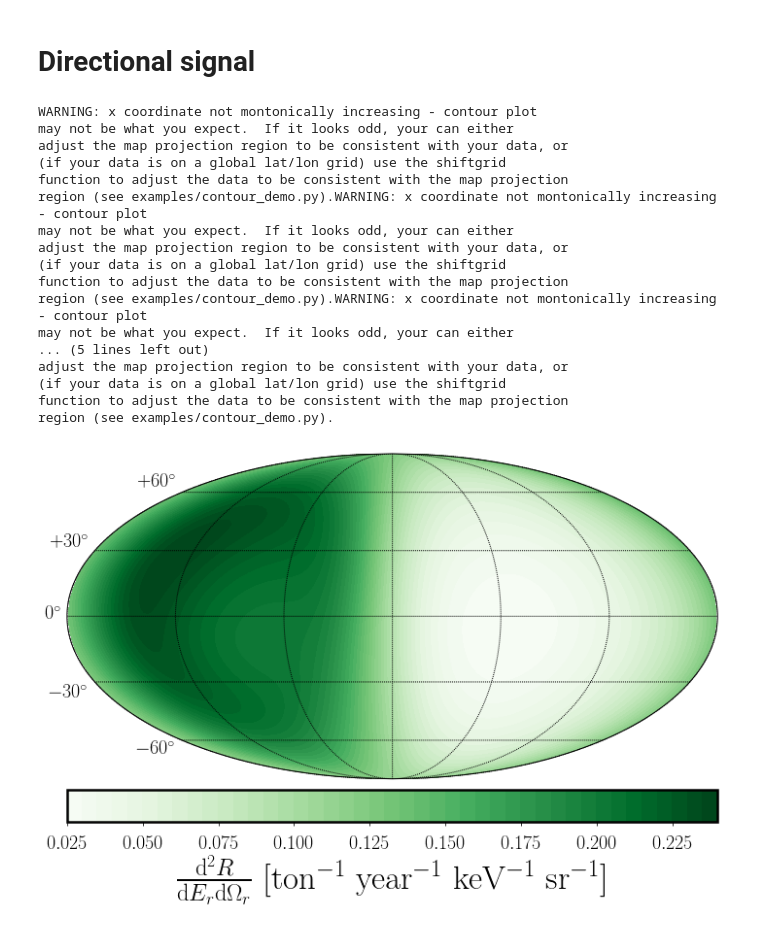
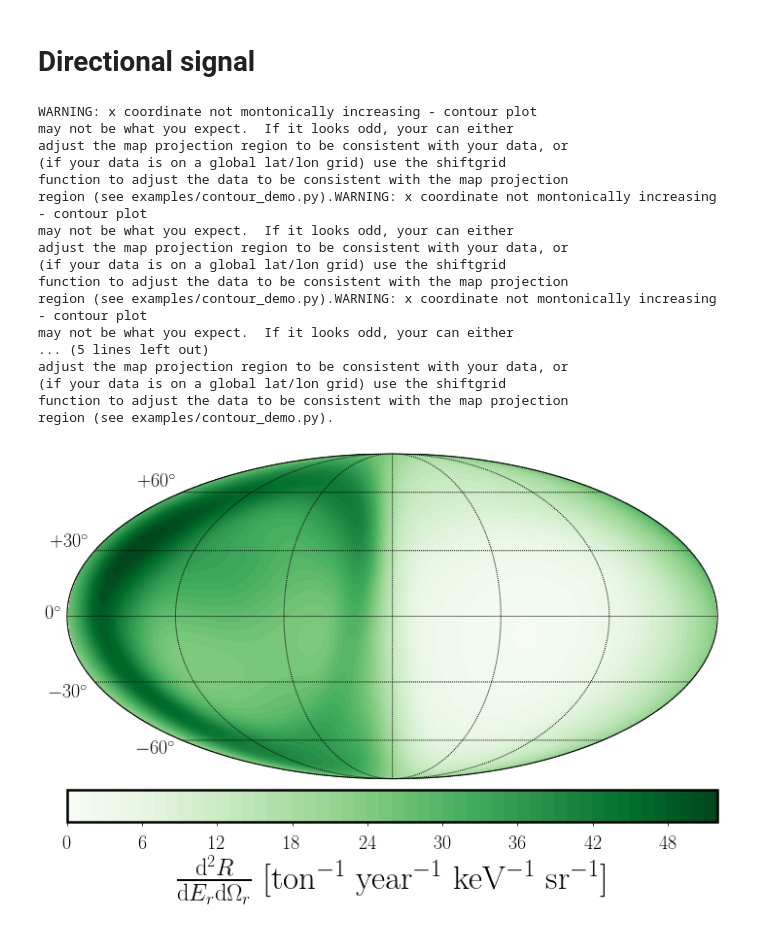
Before and after one commit to cajohare/DarkShards, a Jupyter notebook: code/PlotShards.ipynb, the cells around one changed output. Saved outputs shown, nothing was run; the diff lists cells and outputs as text; code cells hidden in the pictures.

```diff
--- a/code/PlotShards.ipynb
+++ b/code/PlotShards.ipynb
@@ -104,11 +105,11 @@ sigma_p = 1.0e-45
 n = 1000
 E_th = 2.0
 E_max = 50.0
-E = linspace(0.01,E_max,n)
+E = linspace(2.0,E_max,n)
 v_min = MinimumWIMPSpeed(E,A,m_chi)
 
 
-xi_halo = 0.5
+xi_halo = 0.0
 xi_s = (1.0-xi_halo)/(1.0*nshards)
 
 # Loop over times
@@ -124,7 +125,7 @@ for i in range(0,ndays):
     gmin = xi_halo*gmin0
     for isub in range(0,nshards):
         v_spin = dat[isub,0:3]
-        v0_str = sqrt(sum(dat[isub,6:9]**2.0))/(3.0*sqrt(2.0))
+        v0_str = norm(dat[isub,6:9])/(3.0*sqrt(2.0))
         gmin += xi_s*gvmin_Isotropic(v_min,v_lab-v_spin,v0_str,v_esc)
 
     dR[i,:] = diffRecoilRate_SI(E,gmin,A,sigma_p,m_chi,rho_0=0.55)
@@ -148,7 +149,9 @@ ax2 = fig.add_axes([left, bottom, width, height])
 
 plt.sca(ax1)
 plt.plot(E,Rdiff0,label='Halo',linewidth=3)
-plt.plot(E,Rdiff,label='Halo+Subs.',linewidth=3)
+plt.plot(E,Rdiff,label='Subs.',linewidth=3)
+plt.plot(E,0.5*Rdiff+0.5*Rdiff0,label='Halo+Subs.',linewidth=3)
+
 plt.xticks(fontsize=35)
 plt.yticks(fontsize=35)
 plt.xlabel(r"$E_r$ [keV]",fontsize=35);
@@ -159,7 +162,9 @@ plt.sca(ax2)
 R0mid = (max(R0)+min(R0))/2.0
 Rmid = (max(R)+min(R))/2.0
 plt.plot(days/365,100*(R0-R0mid)/R0mid,label='Halo',linewidth=3)
-plt.plot(days/365,100*(R-Rmid)/Rmid,label='Halo+Subs.',linewidth=3)
+plt.plot(days/365,100*(R-Rmid)/Rmid,label='Shards',linewidth=3)
+plt.plot(days/365,50*(R-Rmid)/Rmid+50*(R0-R0mid)/R0mid,label='Halo+Shards',linewidth=3)
+
 plt.xticks(fontsize=35)
 plt.yticks(fontsize=35)
 plt.xlabel(r"Years",fontsize=25);
@@ -219,15 +224,16 @@ ys = domega*dv
 v_lab = LabVelocitySimple(0.0,HaloModel)
 fv0 = SpeedDist_Isotropic(v,v_lab,v0,v_esc)
 fvtot = xi_halo*fv0
+fvtot = zeros(shape=n)
 for i in range(0,nshards):
     v_s = dat[i,0:3]
     sig_s = dat[i,6:9]
-    fvsub = xi_s*SpeedDist_3D(v,(v_lab-v_s),sig_s)
+    fvsub = SpeedDist_3D(v,(v_lab-v_s),sig_s)/(1.0*nshards)
     fvtot += fvsub
     plt.fill_between(x,ys*fvsub,y2=0.0,alpha=0.2)
-plt.plot(x,ys*fv0,'k-',linewidth=3,label='Halo')
-plt.plot(x,ys*(fvtot-fv0*xi_halo),linewidth=3,label='Subs.')
-plt.plot(x,ys*fvtot,linewidth=3,label='Halo+Subs.')
+plt.plot(x,ys*fv0,'-',linewidth=3,label='Halo')
+plt.plot(x,ys*fvtot,linewidth=3,label='Halo+Shards')
+plt.plot(x,ys*(fvtot*0.5+fv0*0.5),linewidth=3,label='Halo+Shards')
 
 
 # Plot fiddling
@@ -267,24 +273,25 @@ for i in range(0,n/2):
         ii = ii+1
 
 # Benchmark
-E = 10.0
+ne = 100
+E = linspace(1.0,5.0,ne)
 m_chi = 20.0
 sigma_p = 1.0e-45
 A = F19.MassNumber
 v_min = MinimumWIMPSpeed(E,A,m_chi)
 
-xi_halo = 0.1
+xi_halo = 0.0
 xi_s = (1.0-xi_halo)/(1.0*nshards)
 
-
 # Radon transform and rate
-fhat = xi_halo*fhat_Isotropic(v_min,-1.0*q,v_lab,v0,v_esc)
-for i in range(0,nshards):
-    v_s = dat[i,0:3]
-    sig_s = sqrt(sum(dat[i,6:9]**2.0))
-    fhat += xi_s*fhat_Isotropic(v_min,-1.0*q,v_lab-v_s,sqrt(2.0)*sig_s,v_esc)
-
-dR = diffRecoilRate_SI(E,fhat,A,sigma_p,m_chi)
+dR = zeros(shape=(n*n/2))
+for ie in range(0,ne):
+    fhat = xi_halo*fhat_Isotropic(v_min[ie],-1.0*q,v_lab,v0,v_esc)
+    for i in range(0,nshards):
+        v_s = dat[i,0:3]
+        sig_s = norm(dat[i,6:9])/3.0
+        fhat += xi_s*fhat_Isotropic(v_min[ie],-1.0*q,v_lab-v_s,sqrt(2.0)*sig_s,v_esc)
+    dR += diffRecoilRate_SI(E[ie],fhat,A,sigma_p,m_chi)
 
 # Convert list into Mollweide map
 dR_map = zeros(shape=(n/2,n))
@@ -302,31 +309,31 @@ for i in range(0,4): # loop is to cure some rendering issues with matplotlib
 m.drawparallels(arange(-90.,120.,30.),labels=[1,0,0,0],color='k',fontsize=20) # draw parallels
 m.drawmeridians(arange(0.,420.,60.),color='k',fontsize=20) # draw meridians
 
 # colorbar
 cbar = plt.colorbar(orientation='horizontal',pad=0.02)
 cbar.ax.tick_params(labelsize=20,pad=10)
 cbar.set_label(r'$\frac{{\rm d}^2 R}{{\rm d}E_r {\rm d}\Omega_r}$ [ton$^{-1}$ year$^{-1}$ keV$^{-1}$ sr$^{-1}$]',fontsize=35,labelpad=10)
 plt.show()
 
 # save figure
 fig.savefig('../plots/'+pltname+'.pdf',bbox_inches='tight')
 fig.savefig('../plots/plots_png/'+pltname+'.png',bbox_inches='tight')
 # %% [output]
 WARNING: x coordinate not montonically increasing - contour plot
 may not be what you expect.  If it looks odd, your can either
 adjust the map projection region to be consistent with your data, or
 (if your data is on a global lat/lon grid) use the shiftgrid
 function to adjust the data to be consistent with the map projection
 region (see examples/contour_demo.py).WARNING: x coordinate not montonically increasing - contour plot
 may not be what you expect.  If it looks odd, your can either
 adjust the map projection region to be consistent with your data, or
 (if your data is on a global lat/lon grid) use the shiftgrid
 function to adjust the data to be consistent with the map projection
 region (see examples/contour_demo.py).WARNING: x coordinate not montonically increasing - contour plot
 may not be what you expect.  If it looks odd, your can either
 ... (5 lines left out)
 adjust the map projection region to be consistent with your data, or
 (if your data is on a global lat/lon grid) use the shiftgrid
 function to adjust the data to be consistent with the map projection
 region (see examples/contour_demo.py).
-[figure, old version]
+[figure, new version]
```
Also changed, not shown: parts of 3 cells of this notebook, 8 other files.
